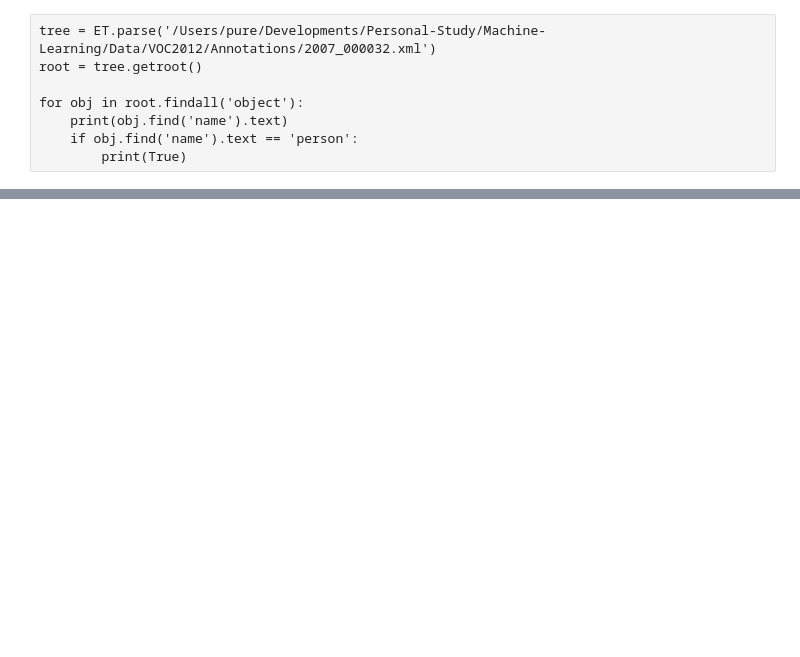
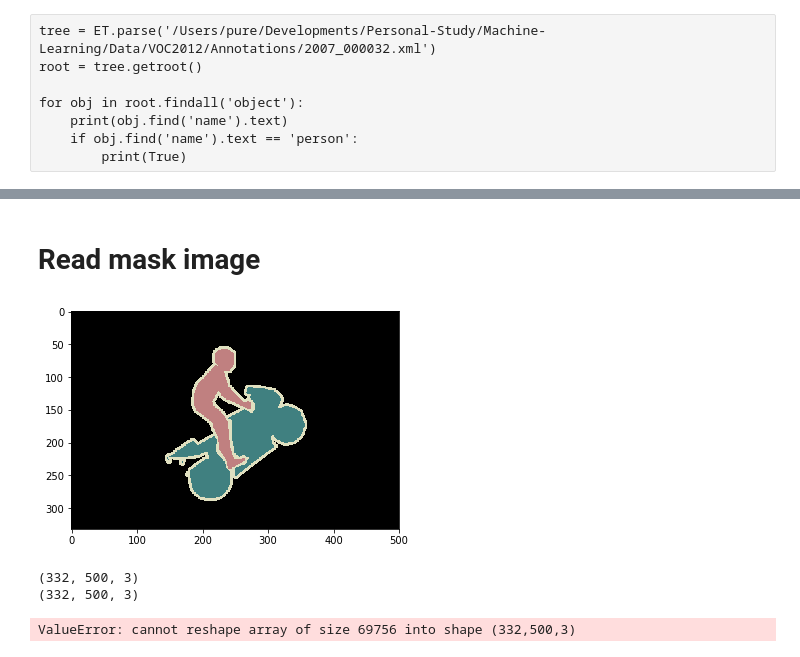
Before and after one commit to liprin1129/Machine-Learning, a Jupyter notebook: TensorFlow/Semantic-Segmentation/FCN_Basic/Find_object_and_write_list.ipynb, the cells around one changed output, grey strips where cells are left out. Saved outputs shown, nothing was run; the diff lists cells and outputs as text; code cells hidden in the pictures; blank space fills up the shorter version.

```diff
--- a/TensorFlow/Semantic-Segmentation/FCN_Basic/Find_object_and_write_list.ipynb
+++ b/TensorFlow/Semantic-Segmentation/FCN_Basic/Find_object_and_write_list.ipynb
@@ -50,0 +112,32 @@ for obj in root.findall('object'):
+# %% [markdown]
+# Read mask image
+# %%
+for img_name in train_data:
+    if int(img_name[-3:-1]) >= 1:
+        dir_path = '/Users/pure/Developments/Personal-Study/Machine-Learning/Data/VOC2012/JPEGImages/'
+        file_with_path = dir_path + img_name[:11] + '.jpg'
+
+        mask_dir_path = '/Users/pure/Developments/Personal-Study/Machine-Learning/Data/VOC2012/SegmentationClass/'
+        mask_with_path = mask_dir_path + img_name[:11] + '.png'
+        #print(file_with_path)
+
+        img_cv = cv2.imread(file_with_path)
+        mask_cv = cv2.imread(mask_with_path)
+        #print(img_cv)
+
+        if mask_cv is not None:
+            plt.imshow(mask_cv[...,::-1])
+            #plt.imshow(img_cv[...,::-1])
+            break
+# %% [output]
+[figure, added]
+# %%
+print(img_cv.shape)
+print(mask_cv.shape)
+# %% [output]
+(332, 500, 3)
+(332, 500, 3)
+# %%
+mask = mask_cv[mask_cv > 0] == 1
+# %% [output]
+ValueError: cannot reshape array of size 69756 into shape (332,500,3)
```
Also changed, not shown: parts of 16 cells of this notebook, 2 other files.
